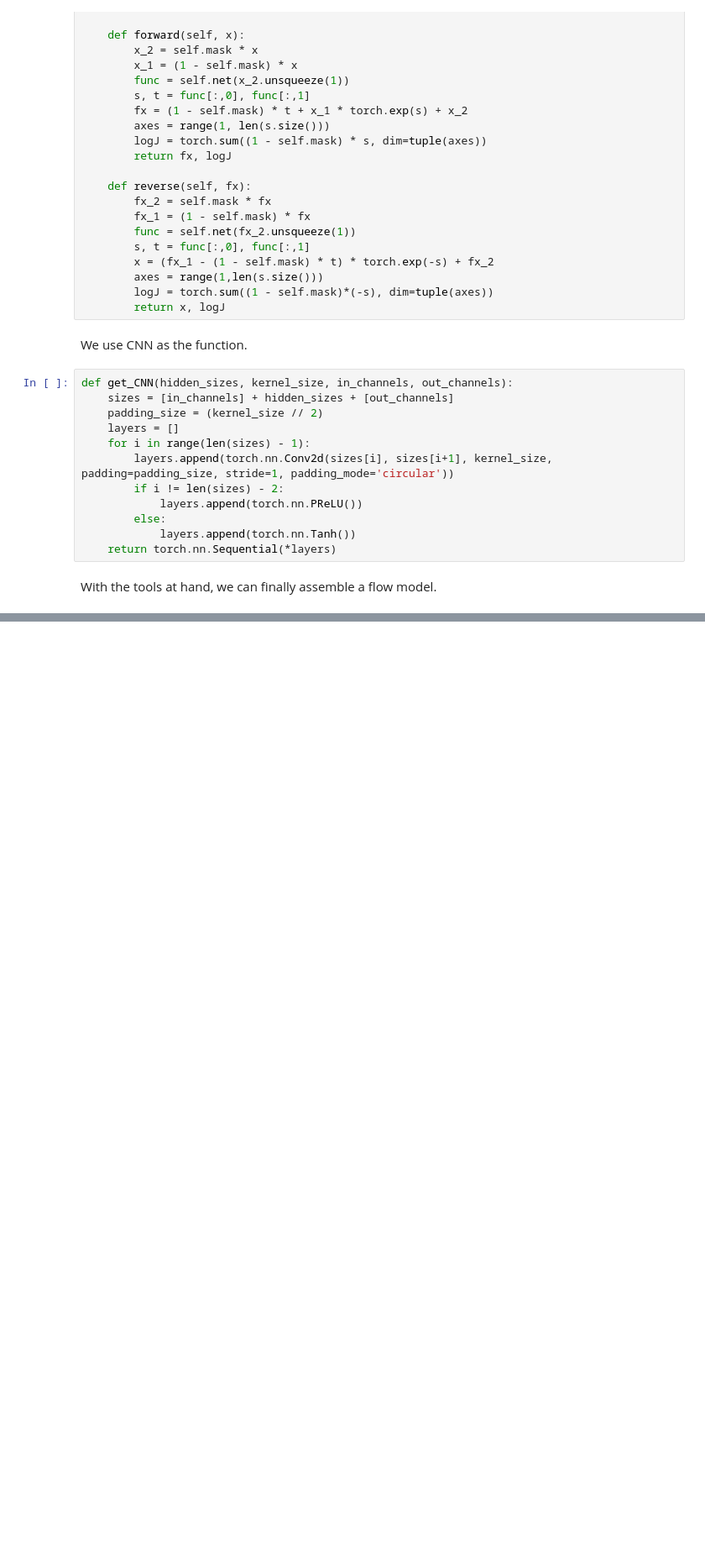
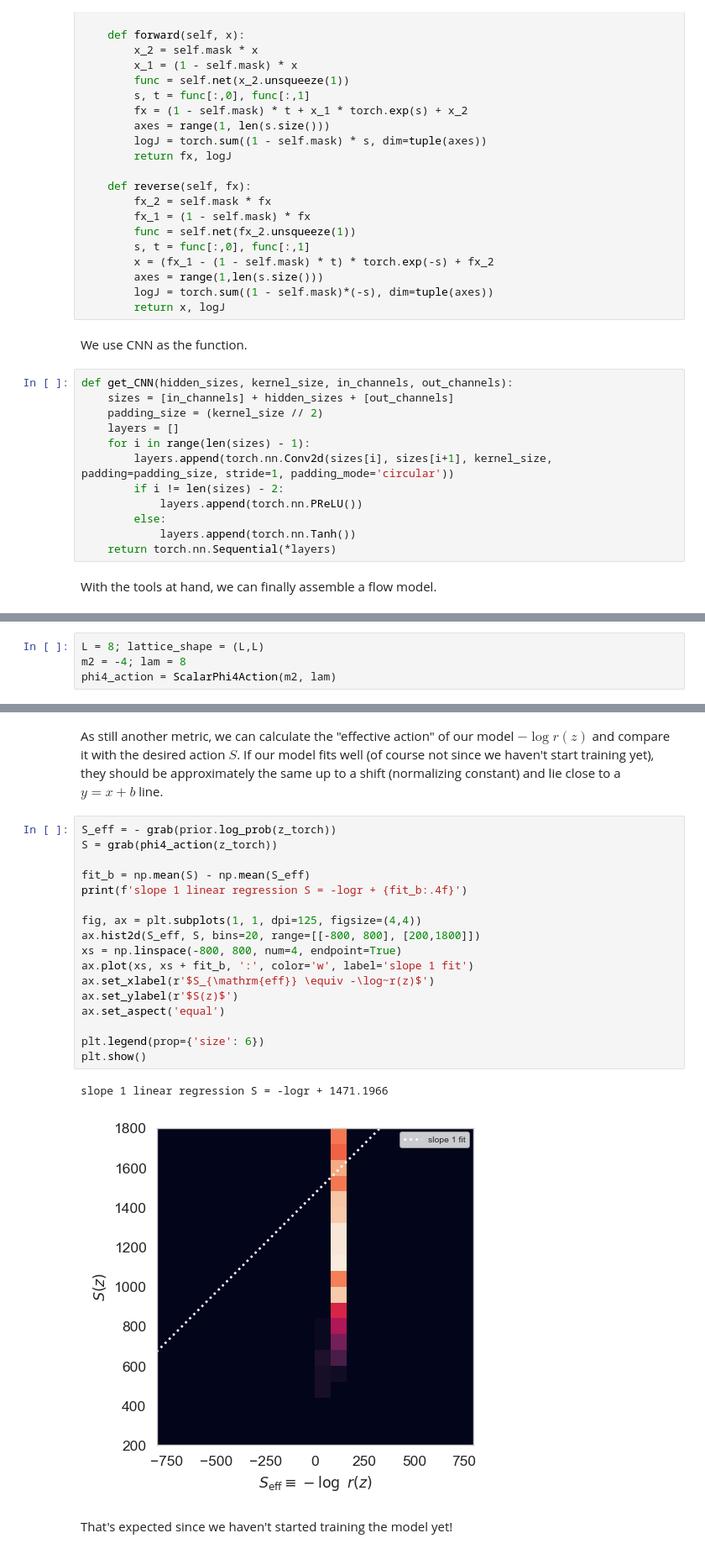
Before and after one commit to haimengzhao/computational-qm, a Jupyter notebook: project/project.ipynb, the cells around one changed output, grey strips where cells are left out. Shown at 84% size. Saved outputs shown, nothing was run; the diff lists cells and outputs as text; blank space fills up the shorter version.

```diff
--- a/project/project.ipynb
+++ b/project/project.ipynb
@@ -395,0 +359,4 @@ $$
+# %%
+L = 8; lattice_shape = (L,L)
+m2 = -4; lam = 8
+phi4_action = ScalarPhi4Action(m2, lam)
@@ -395,0 +412,24 @@ $$
+# %% [markdown]
+As still another metric, we can calculate the "effective action" of our model $-\log r(z)$ and compare it with the desired action $S$. If our model fits well (of course not since we haven't start training yet), they should be approximately the same up to a shift (normalizing constant) and lie close to a $y=x + b$ line.
+# %%
+S_eff = - grab(prior.log_prob(z_torch))
+S = grab(phi4_action(z_torch))
+
+fit_b = np.mean(S) - np.mean(S_eff)
+print(f'slope 1 linear regression S = -logr + {fit_b:.4f}')
+
+fig, ax = plt.subplots(1, 1, dpi=125, figsize=(4,4))
+ax.hist2d(S_eff, S, bins=20, range=[[-800, 800], [200,1800]])
+xs = np.linspace(-800, 800, num=4, endpoint=True)
+ax.plot(xs, xs + fit_b, ':', color='w', label='slope 1 fit')
+ax.set_xlabel(r'$S_{\mathrm{eff}} \equiv -\log~r(z)$')
+ax.set_ylabel(r'$S(z)$')
+ax.set_aspect('equal')
+
+plt.legend(prop={'size': 6})
+plt.show()
+# %% [output]
+slope 1 linear regression S = -logr + 1471.1966
+[figure, added]
+# %% [markdown]
+That's expected since we haven't started training the model yet!
```
Also changed, not shown: parts of 27 cells of this notebook, 1 other file.
